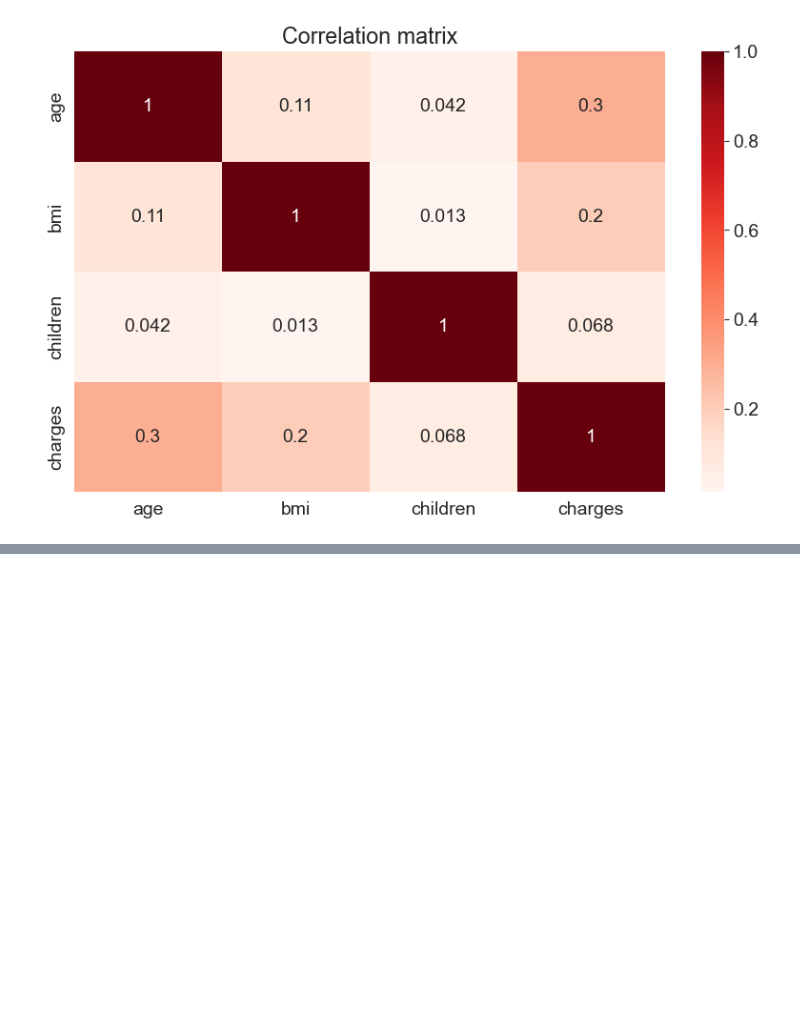
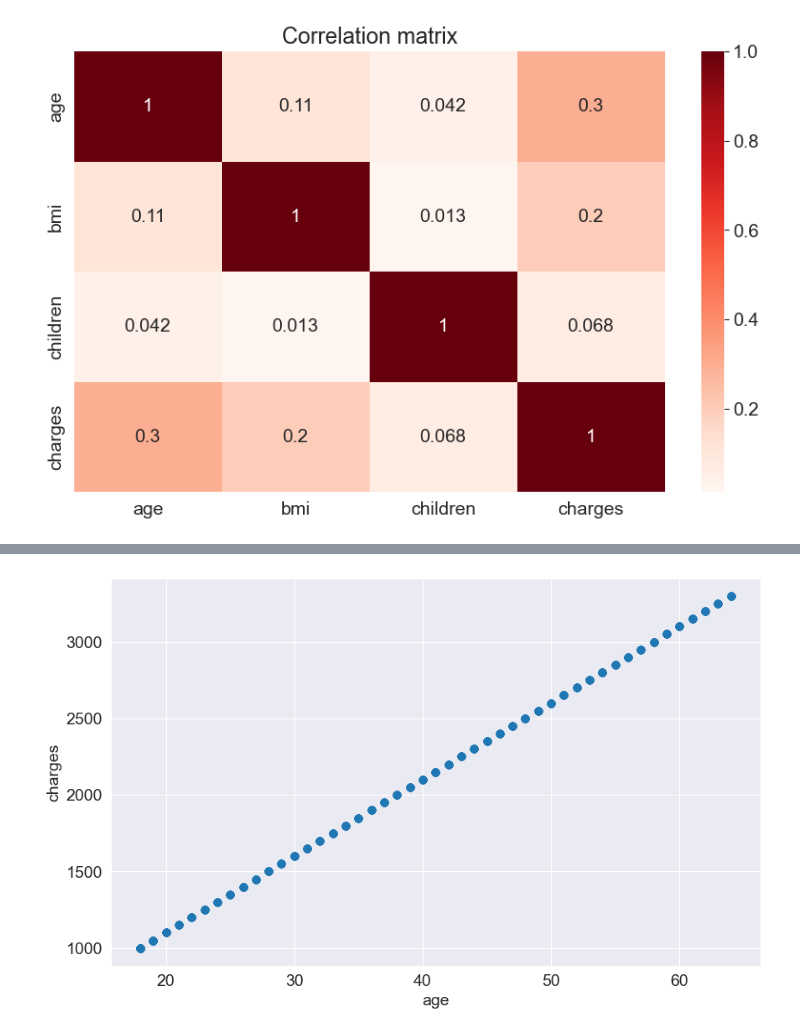
Before and after one commit to alokbhateshwar/medical-charges-analysis, a Jupyter notebook: main.ipynb, the cells around one changed output, grey strips where cells are left out. Drawn from its saved outputs; the diff is of its cells as text; code cells hidden in the pictures; blank space fills up the shorter version.

```diff
--- a/main.ipynb
+++ b/main.ipynb
@@ -208,0 +217,8 @@ plt.show(0)
+# %%
+#we knoe that charges = w*age+b
+
+def estimate_charges(age,w,b):
+    return w*age+b
+# %%
+w=50
+b=100
@@ -208,0 +229,3 @@ plt.show(0)
+# %%
+ages =df.age
+ages
@@ -208,0 +245,2 @@ plt.show(0)
+# %%
+estimate_charges=estimate_charges(ages,w,b)
@@ -208,0 +262,7 @@ plt.show(0)
+# %%
+plt.scatter(ages,estimate_charges)
+plt.xlabel('age')
+plt.ylabel('charges')
+plt.show()
+# %% [output]
+[figure, added]
```
Also changed, not shown: parts of 8 cells of this notebook.
